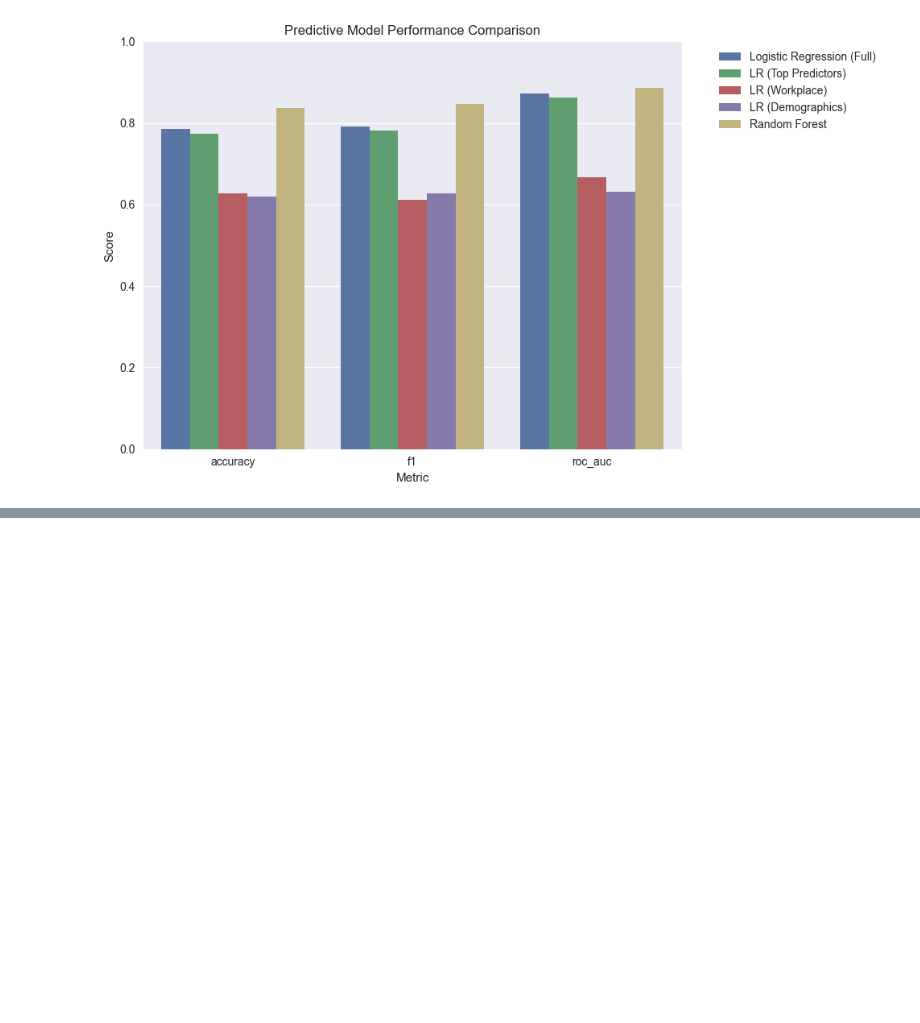
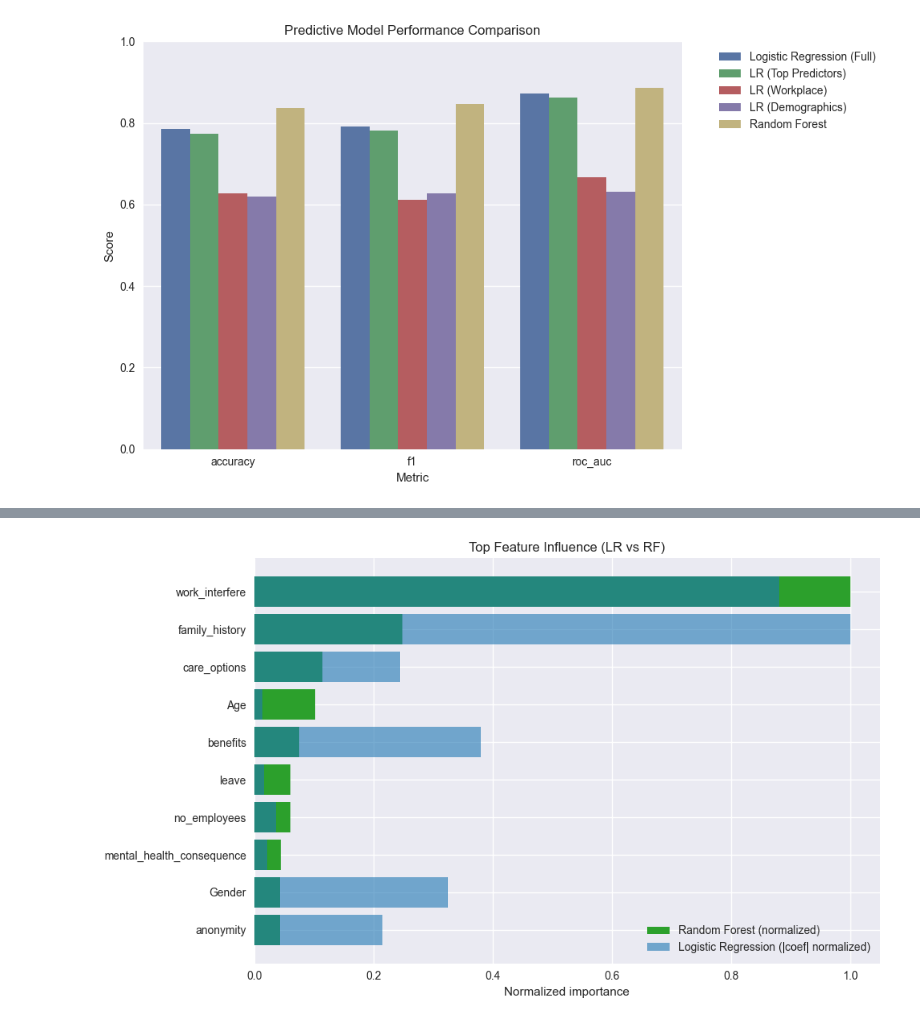
Before and after one commit to hazminfirdaus/data-analytics, a Jupyter notebook: eca/notebooks/RQ2/predictive_model_comparison.ipynb, the cells around one changed output, grey strips where cells are left out. Cells and saved outputs as stored; diff of their text form; code cells hidden in the pictures; blank space fills up the shorter version.

```diff
--- a/eca/notebooks/RQ2/predictive_model_comparison.ipynb
+++ b/eca/notebooks/RQ2/predictive_model_comparison.ipynb
@@ -90,0 +158,48 @@ rf_imp = pd.read_csv(RESULTS_PATH / "rf_feature_importance.csv")
+# %%
+lr_coef = pd.read_csv(RESULTS_PATH / "lr_full_coefficients.csv")
+rf_imp = pd.read_csv(RESULTS_PATH / "rf_feature_importance.csv")
+
+# Normalize
+lr_coef["LR_norm"] = lr_coef["AbsCoefficient"] / lr_coef["AbsCoefficient"].max()
+rf_imp["RF_norm"] = rf_imp["Importance"] / rf_imp["Importance"].max()
+
+merged = (
+    lr_coef[["Feature", "LR_norm"]]
+    .merge(rf_imp[["Feature", "RF_norm"]], on="Feature", how="inner")
+)
+
+top = merged.sort_values("RF_norm", ascending=False).head(10)
+
+plt.figure(figsize=(10, 6))
+
+# Random Forest — green
+plt.barh(
+    top["Feature"],
+    top["RF_norm"],
+    color="tab:green",
+    label="Random Forest (normalized)"
+)
+
+# Logistic Regression — blue (semi-transparent)
+plt.barh(
+    top["Feature"],
+    top["LR_norm"],
+    color="tab:blue",
+    alpha=0.6,
+    label="Logistic Regression (|coef| normalized)"
+)
+
+plt.gca().invert_yaxis()
+plt.xlabel("Normalized importance")
+plt.title("Top Feature Influence (LR vs RF)")
+plt.legend()
+plt.tight_layout()
+
+plt.savefig(
+    FIGURES_PATH / "fig_feature_influence_lr_vs_rf.png",
+    dpi=300,
+    bbox_inches="tight"
+)
+plt.show()
+# %% [output]
+[figure, added]
```
Also changed, not shown: parts of 13 cells of this notebook, 7 other files.
